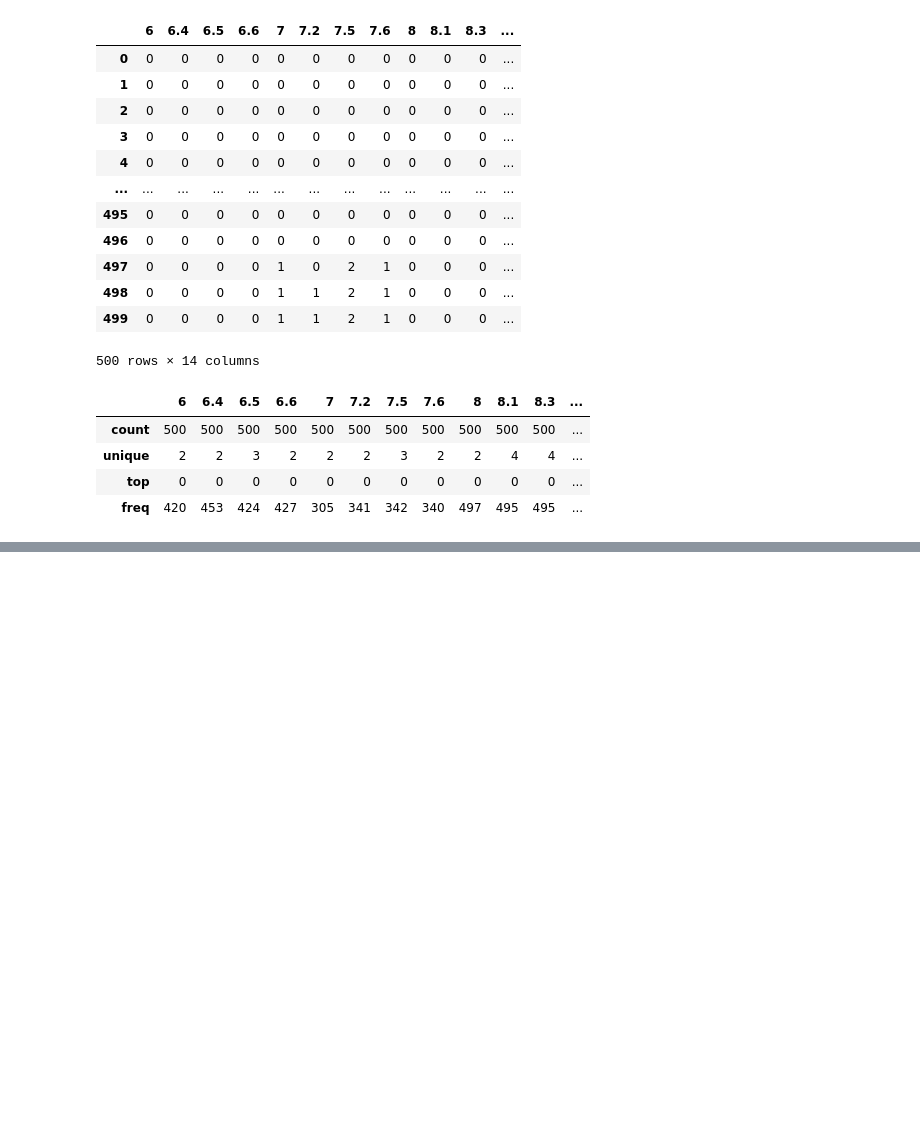
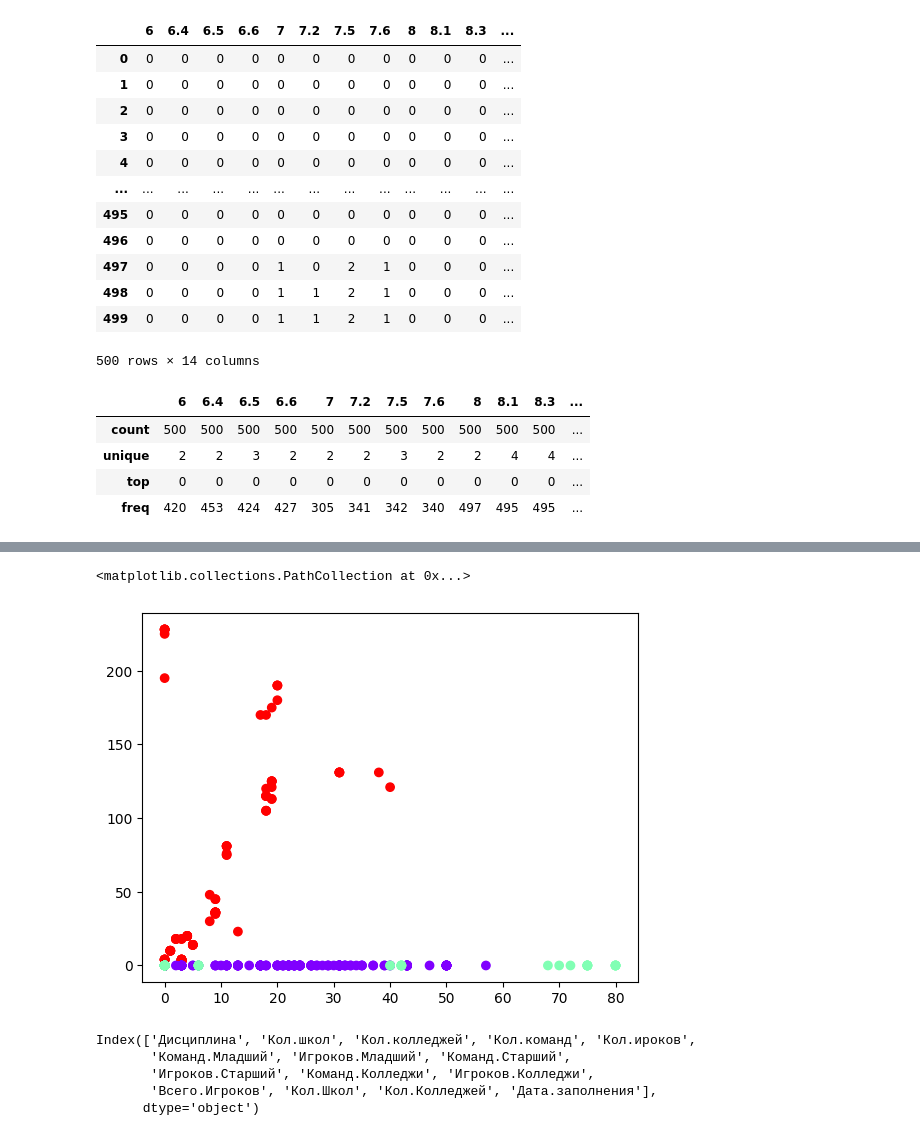
Before and after one commit to vn322/Sport-University, a Jupyter notebook: школы_кибер.ipynb, the cells around one changed output, grey strips where cells are left out. Saved outputs shown, nothing was run; the diff lists cells and outputs as text; code cells hidden in the pictures; blank space fills up the shorter version.

```diff
--- a/школы_кибер.ipynb
+++ b/школы_кибер.ipynb
@@ -1846,0 +1995,13 @@ df1.describe()
+# %%
+plt.scatter(df_copy['Кол.школ'], df_copy['Кол.ироков'], c=kmeans.labels_, cmap='rainbow')
+# %% [output]
+<matplotlib.collections.PathCollection at 0x...>
+[figure, added]
+# %%
+df.columns
+# %% [output]
+Index(['Дисциплина', 'Кол.школ', 'Кол.колледжей', 'Кол.команд', 'Кол.ироков',
+       'Команд.Младший', 'Игроков.Младший', 'Команд.Старший',
+       'Игроков.Старший', 'Команд.Колледжи', 'Игроков.Колледжи',
+       'Всего.Игроков', 'Кол.Школ', 'Кол.Колледжей', 'Дата.заполнения'],
+      dtype='object')
```
Also changed, not shown: parts of 19 cells of this notebook.
